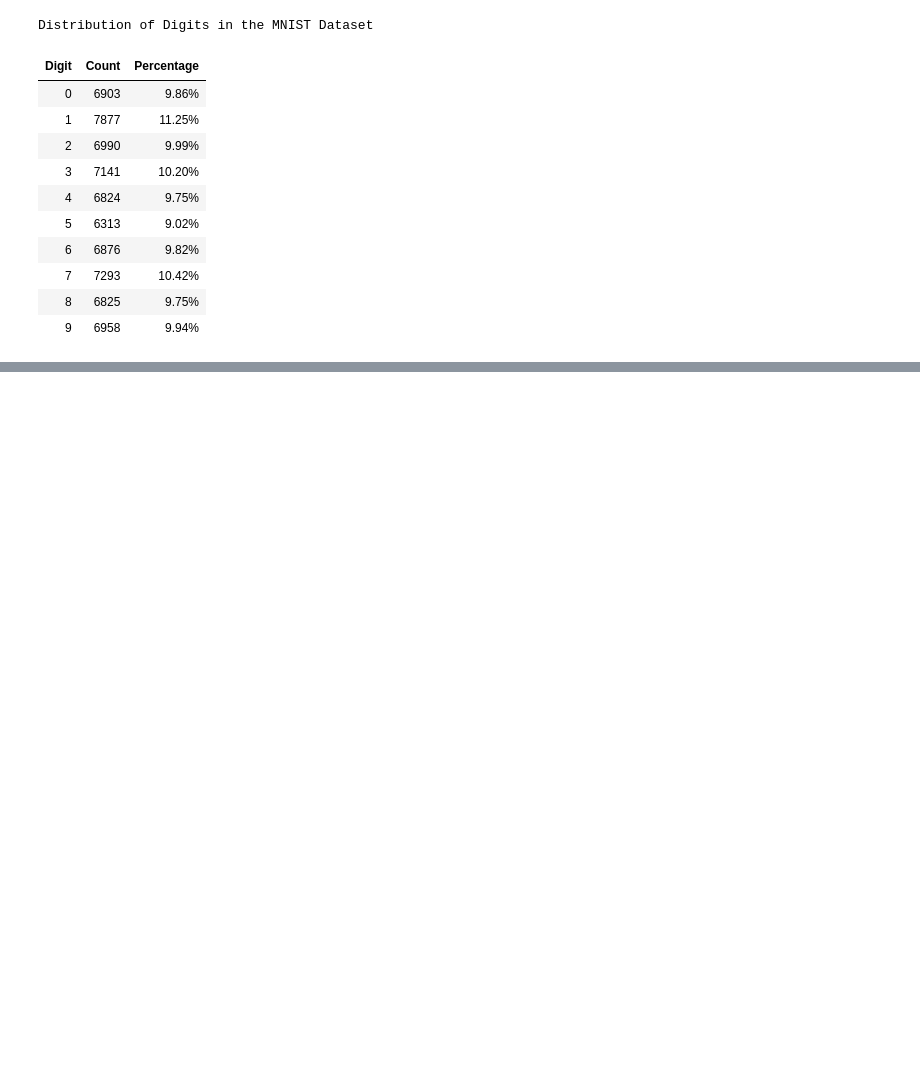
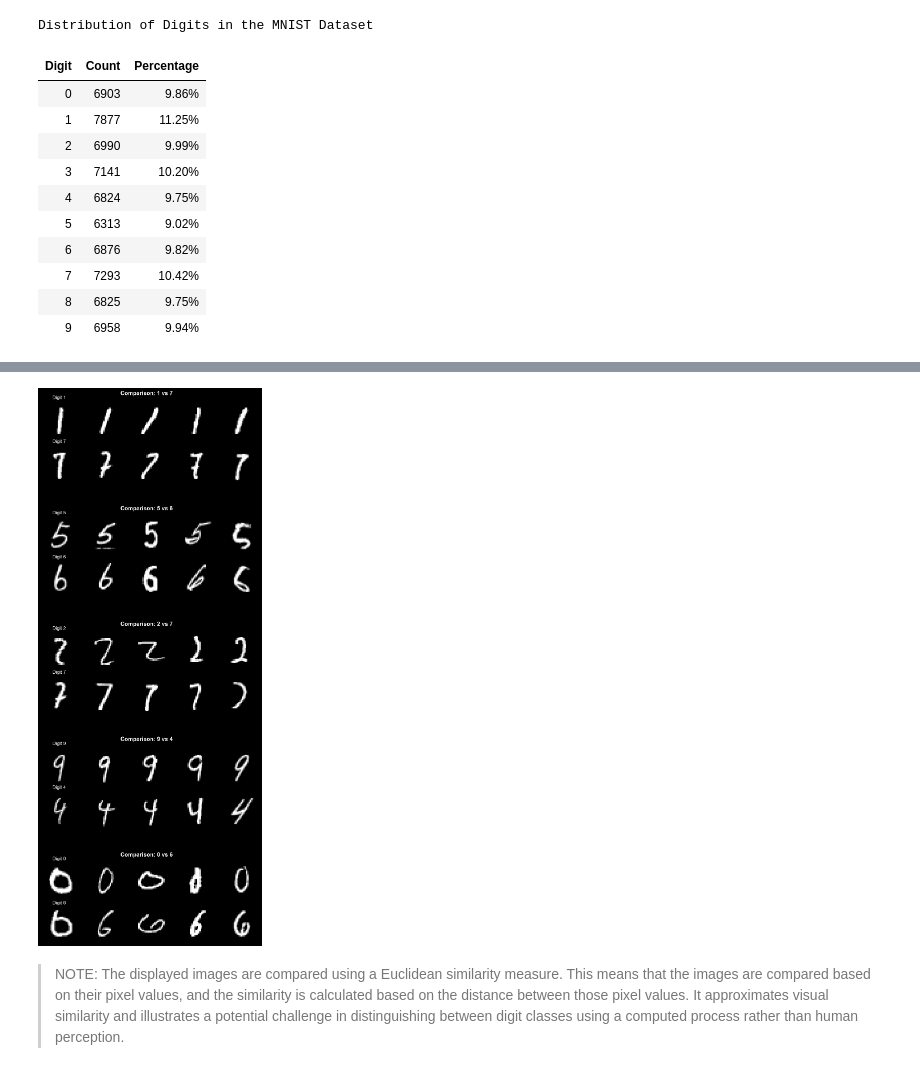
Before and after one commit to fayece/INFDSA_MNIST, a Jupyter notebook: notebooks/01_dataset_exploration.ipynb, the cells around one changed output, grey strips where cells are left out. Saved outputs shown, nothing was run; the diff lists cells and outputs as text; code cells hidden in the pictures; blank space fills up the shorter version.

```diff
--- a/notebooks/01_dataset_exploration.ipynb
+++ b/notebooks/01_dataset_exploration.ipynb
@@ -181,0 +224,17 @@ The next step, therefore, is to analyze the dataset visually. This will help us
+# %%
+samples_per_digit = 5
+similar_digits = [
+    (1, 7),
+    (5, 6),
+    (2, 7),
+    (9, 4),
+    (0, 6)
+]
+
+subset_size = 1000
+
+visual_analysis.display_similar_digits(x_train, y_train, samples_per_digit=samples_per_digit, similar_digits=similar_digits)
+# %% [output]
+[figure, added]
+# %% [markdown]
+> NOTE: The displayed images are compared using a Euclidean similarity measure. This means that the images are compared based on their pixel values, and the similarity is calculated based on the distance between those pixel values. It approximates visual similarity and illustrates a potential challenge in distinguishing between digit classes using a computed process rather than human perception.
```
Also changed, not shown: parts of 60 cells of this notebook, 5 other files.
